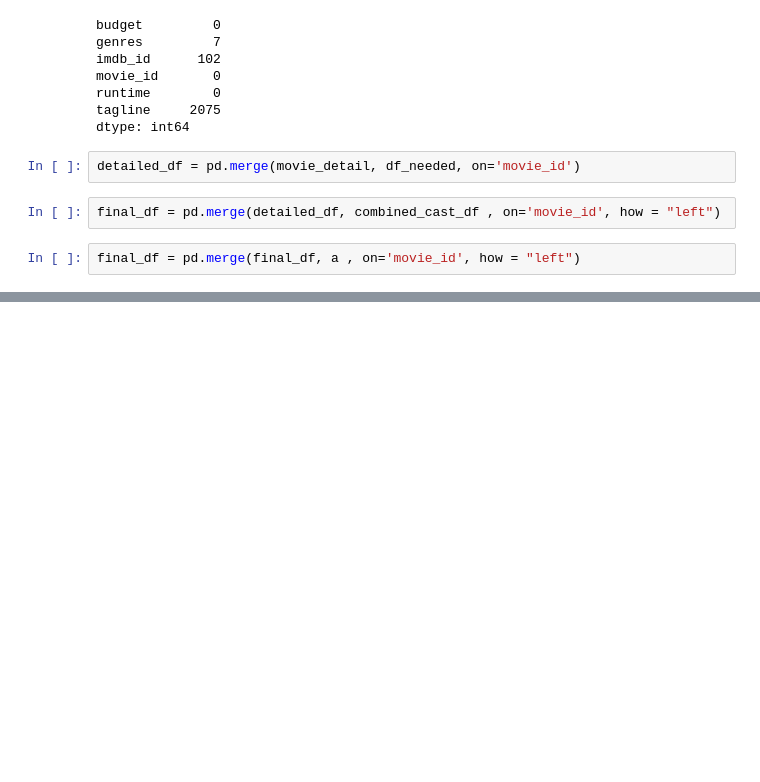
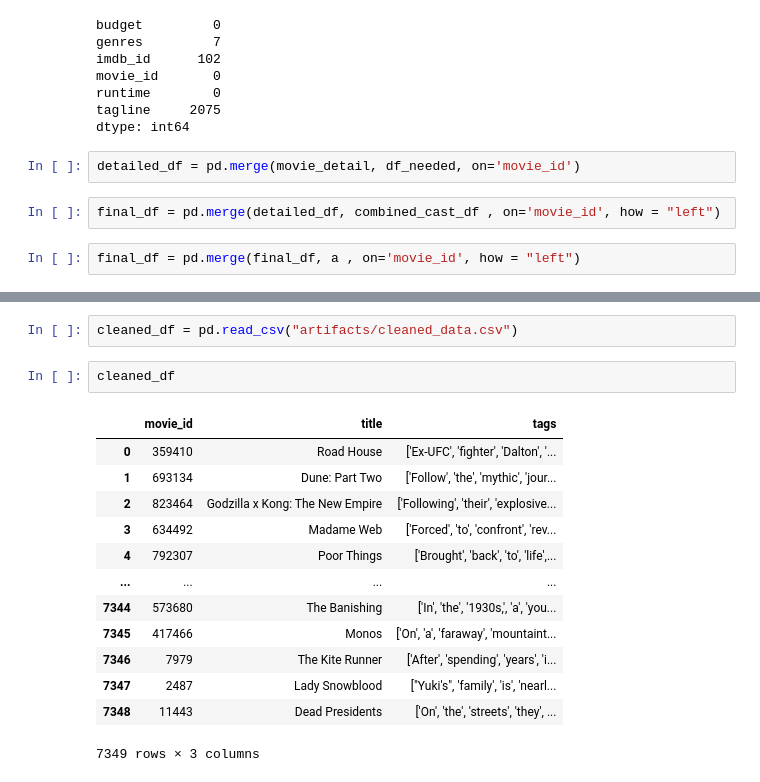
Before and after one commit to ChanderMohan27/Movie_Recommendation_And_Review_Analysis, a Jupyter notebook: experiment.ipynb, the cells around one changed output, grey strips where cells are left out. Drawn from its saved outputs; the diff is of its cells as text; blank space fills up the shorter version.

```diff
--- a/experiment.ipynb
+++ b/experiment.ipynb
@@ -473,0 +604,18 @@ KeyError: "['genrescast_names', 'director_name', 'producer_name'] not in index"
+# %%
+cleaned_df = pd.read_csv("artifacts/cleaned_data.csv")
+# %%
+cleaned_df
+# %% [output]
+|  | movie_id | title | tags |
+| 0 | 359410 | Road House | ['Ex-UFC', 'fighter', 'Dalton', '... |
+| 1 | 693134 | Dune: Part Two | ['Follow', 'the', 'mythic', 'jour... |
+| 2 | 823464 | Godzilla x Kong: The New Empire | ['Following', 'their', 'explosive... |
+| 3 | 634492 | Madame Web | ['Forced', 'to', 'confront', 'rev... |
+| 4 | 792307 | Poor Things | ['Brought', 'back', 'to', 'life',... |
+| ... | ... | ... | ... |
+| 7344 | 573680 | The Banishing | ['In', 'the', '1930s,', 'a', 'you... |
+| 7345 | 417466 | Monos | ['On', 'a', 'faraway', 'mountaint... |
+| 7346 | 7979 | The Kite Runner | ['After', 'spending', 'years', 'i... |
+| 7347 | 2487 | Lady Snowblood | ["Yuki's", 'family', 'is', 'nearl... |
+| 7348 | 11443 | Dead Presidents | ['On', 'the', 'streets', 'they', ... |
+7349 rows × 3 columns
```
Also changed, not shown: parts of 29 cells of this notebook, 2 other files.
